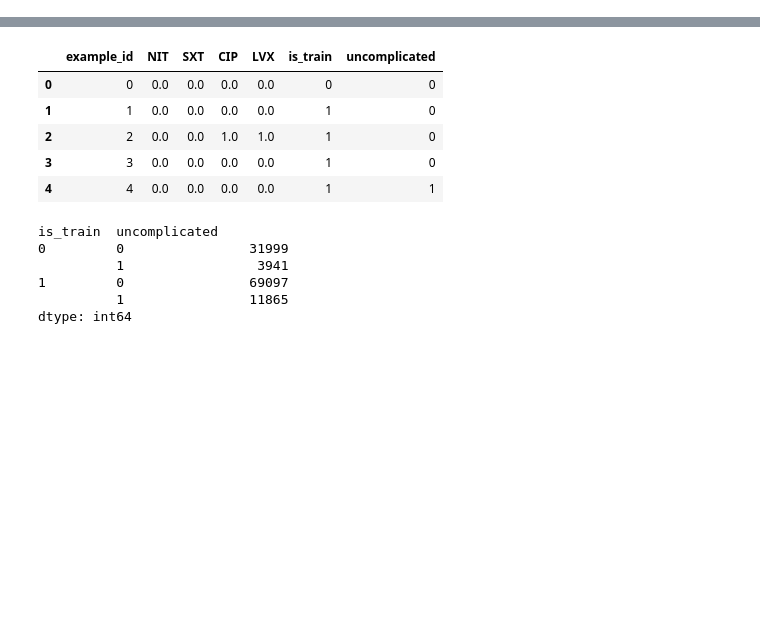
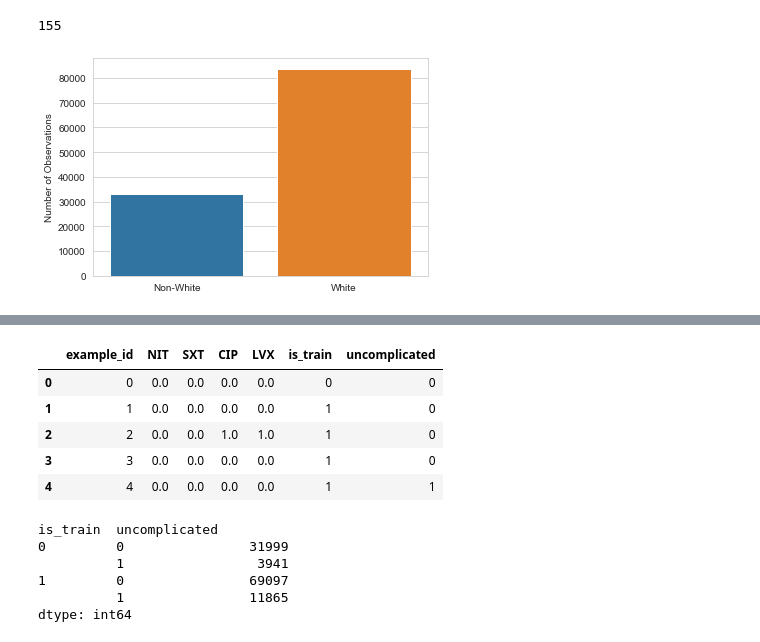
Before and after one commit to garrett-yoon/amr-uti-thesis, a Jupyter notebook: test.ipynb, the cells around one changed output, grey strips where cells are left out. Cells and saved outputs as stored; diff of their text form; code cells hidden in the pictures; blank space fills up the shorter version.

```diff
--- a/test.ipynb
+++ b/test.ipynb
@@ -29,0 +12,13 @@ df_uti_features.head()
+# %%
+df_prescript.head()
+len([s for s in list(df_uti_features.isna().sum().index) if s.startswith('comorbidity')])
+# %% [output]
+155
+# %%
+count = df_uti_features["demographics - is_white"].value_counts()
+sns.set_style('whitegrid')
+g = sns.barplot(x = count.index, y = count)
+g.set(ylabel='Number of Observations')
+_ = g.set(xticklabels=['Non-White', 'White'])
+# %% [output]
+[figure, added]
```
Also changed, not shown: parts of 8 cells of this notebook, 1 other file.
